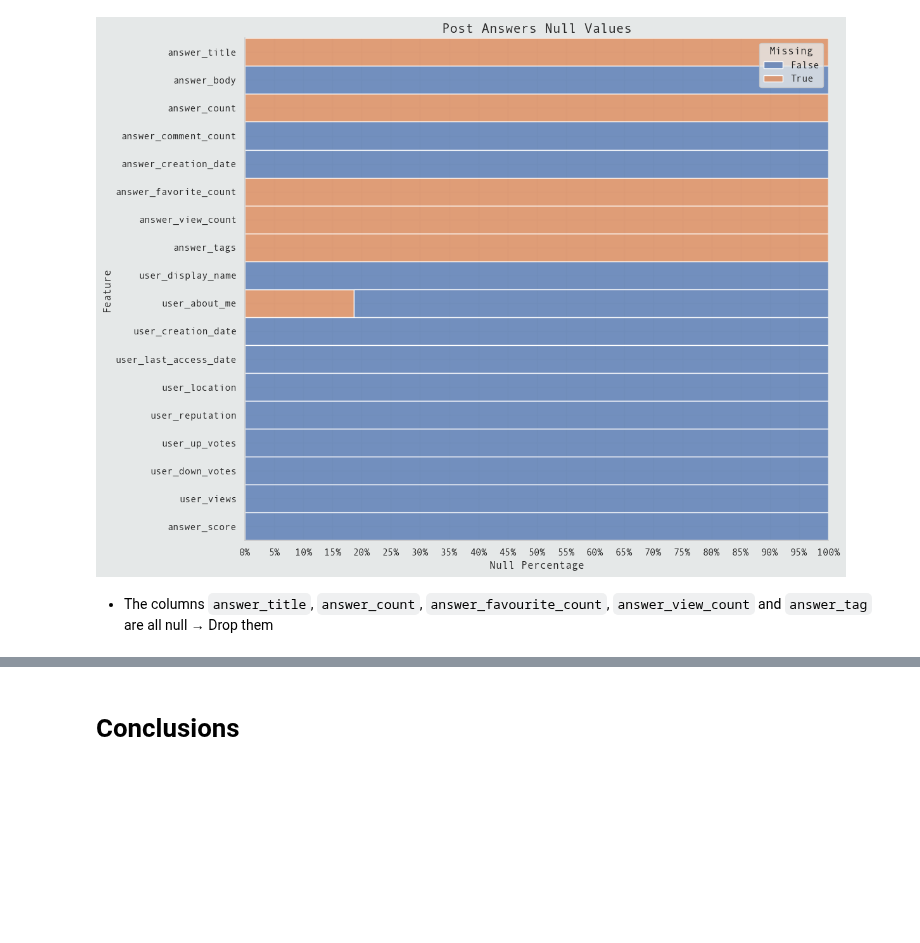
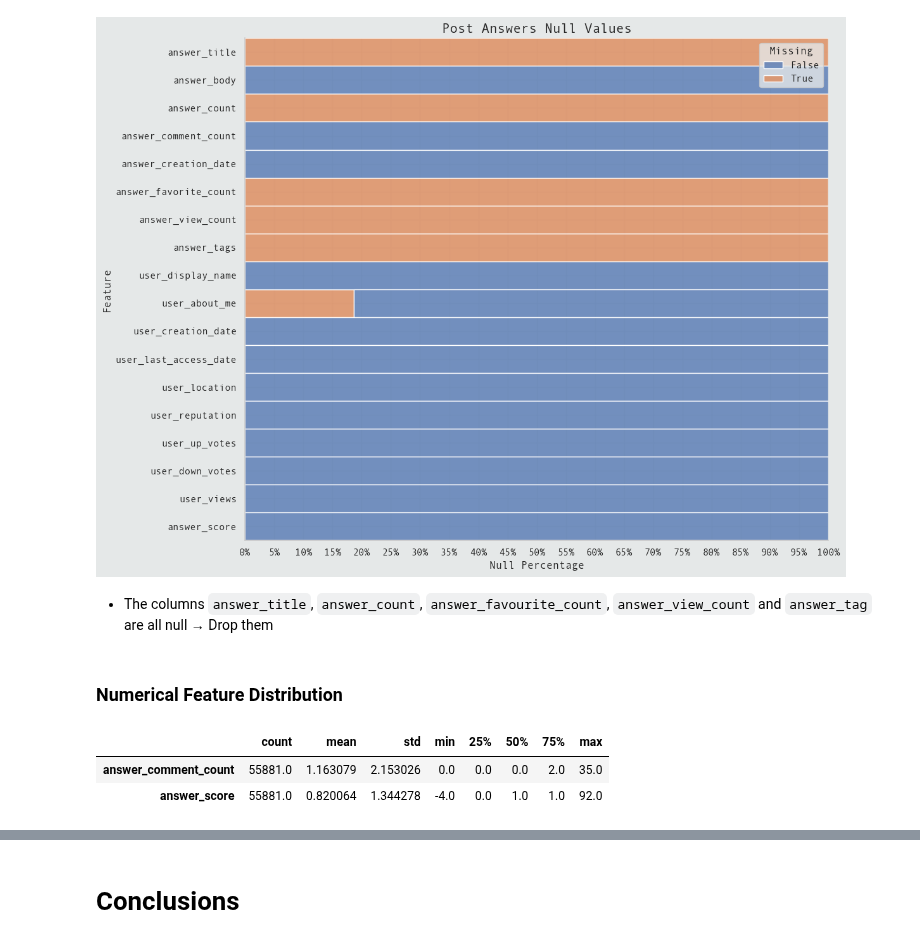
Before and after one commit to Volscente/DruidicGroveAI, a Jupyter notebook: notebooks/stackoverflow/eda/stackoverflow_eda.ipynb, the cells around one changed output, grey strips where cells are left out. Saved outputs shown, nothing was run; the diff lists cells and outputs as text; code cells hidden in the pictures; blank space fills up the shorter version.

```diff
--- a/notebooks/stackoverflow/eda/stackoverflow_eda.ipynb
+++ b/notebooks/stackoverflow/eda/stackoverflow_eda.ipynb
@@ -642,3 +642,5 @@ plt.show()
 [figure]
 # %% [markdown]
 - The columns `answer_title`, `answer_count`, `answer_favourite_count`, `answer_view_count` and `answer_tag` are all null &rarr; Drop them
+# %% [markdown]
+### Numerical Feature Distribution
@@ -644,0 +653,7 @@ plt.show()
+# %%
+# Retrieve statistical information
+post_answers[raw_numerical_features].describe().transpose()
+# %% [output]
+|  | count | mean | std | min | 25% | 50% | 75% | max |
+| answer_comment_count | 55881.0 | 1.163079 | 2.153026 | 0.0 | 0.0 | 0.0 | 2.0 | 35.0 |
+| answer_score | 55881.0 | 0.820064 | 1.344278 | -4.0 | 0.0 | 1.0 | 1.0 | 92.0 |
```
Also changed, not shown: parts of 3 cells of this notebook.
